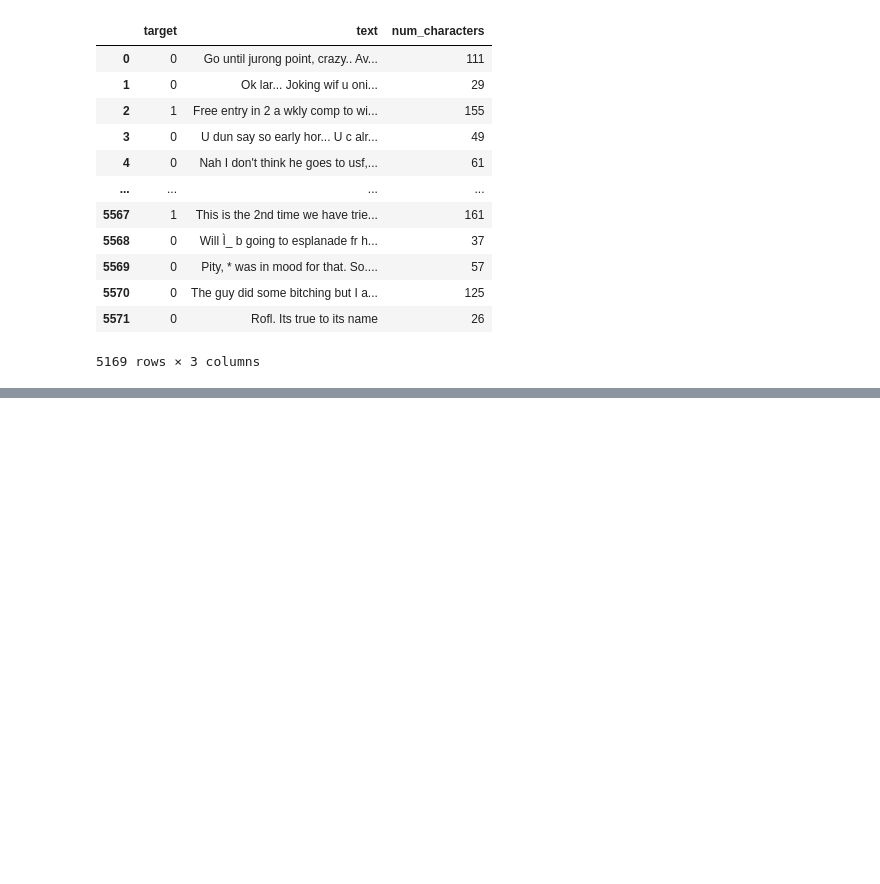
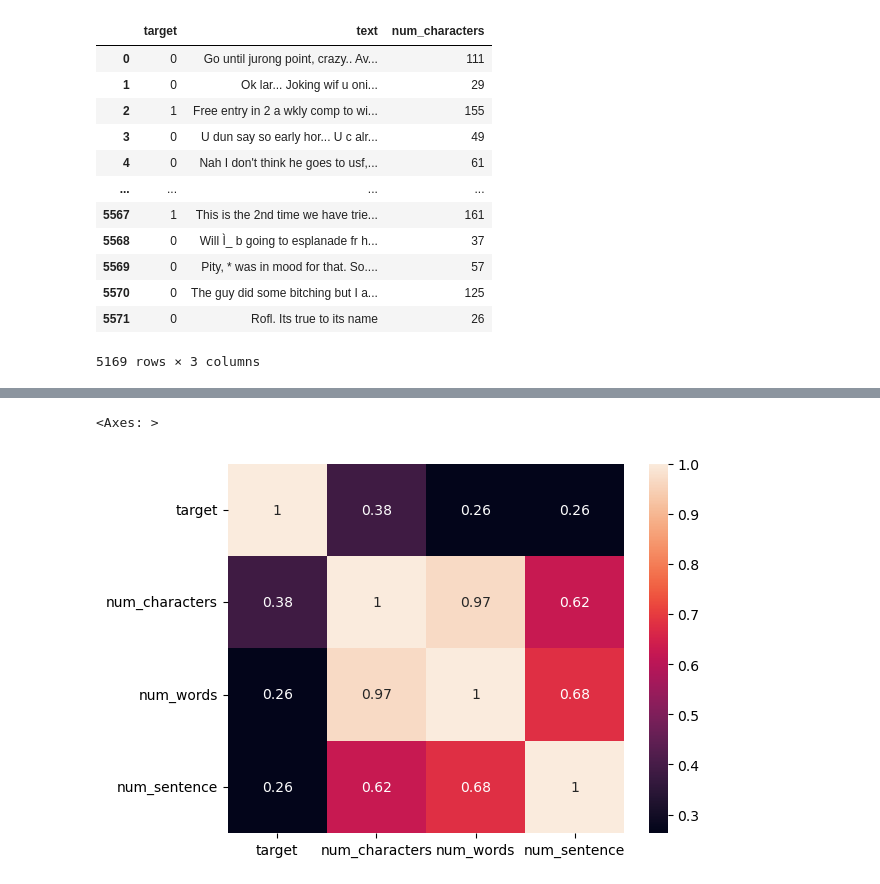
Before and after one commit to aarogyaojha/sms-spam-classifier, a Jupyter notebook: sms-spam-detection.ipynb, the cells around one changed output, grey strips where cells are left out. Saved outputs shown, nothing was run; the diff lists cells and outputs as text; code cells hidden in the pictures; blank space fills up the shorter version.

```diff
--- a/sms-spam-detection.ipynb
+++ b/sms-spam-detection.ipynb
@@ -125,0 +218,5 @@ df
+# %%
+sns.heatmap(df.select_dtypes(include='number').corr(), annot=True)
+# %% [output]
+<Axes: >
+[figure, added]
```
Also changed, not shown: parts of 35 cells of this notebook, 1 other file.
